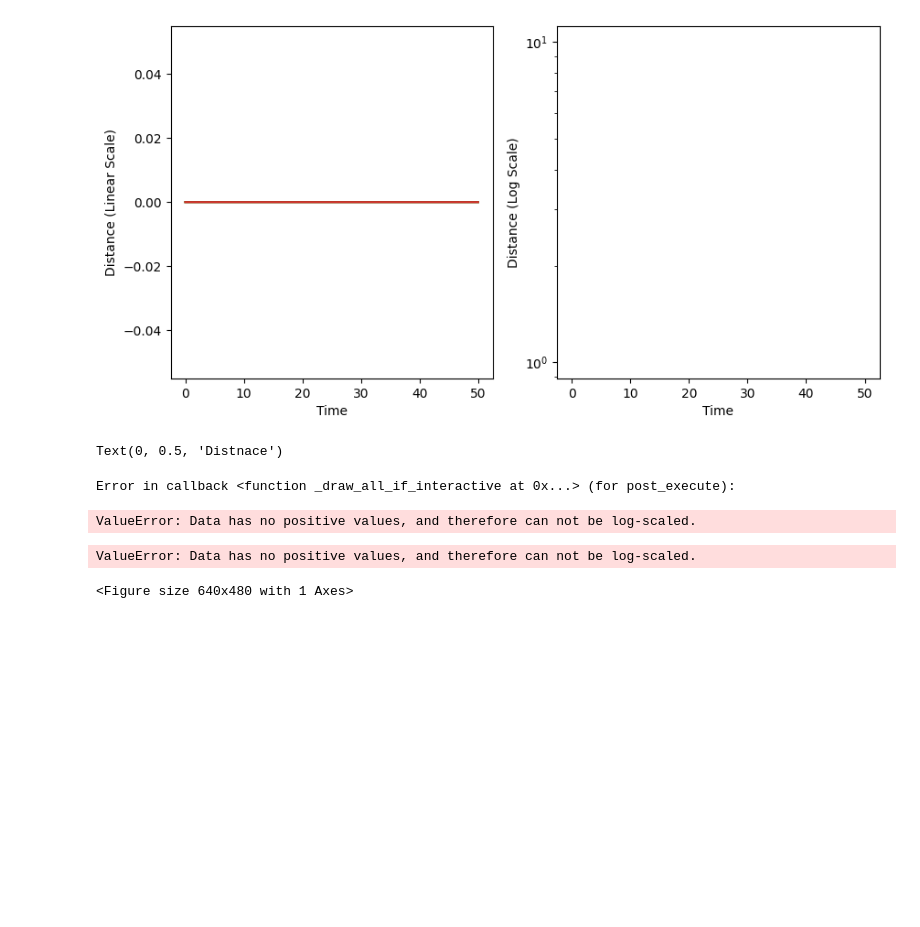
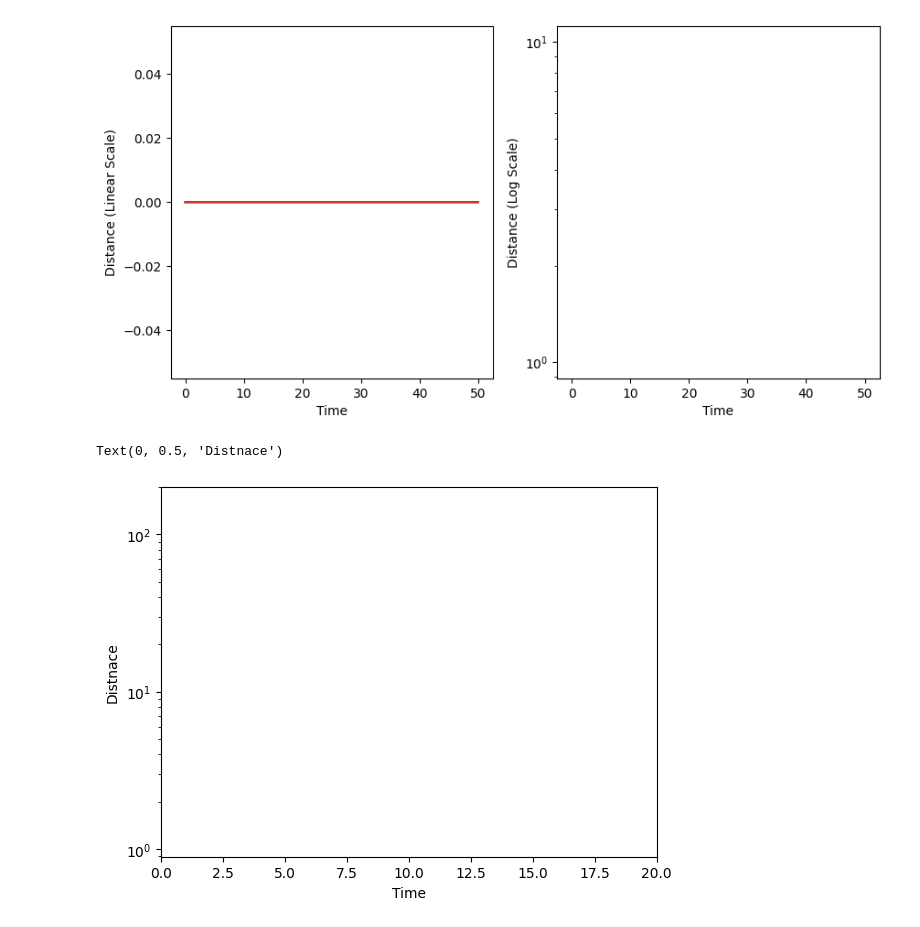
Before and after one commit to mkayeterry/MCDB172, a Jupyter notebook: ipynb/lecture_notes/lecture10_mcdb172.ipynb, the cells around one changed output. Saved outputs shown, nothing was run; the diff lists cells and outputs as text; code cells hidden in the pictures; blank space fills up the shorter version.

```diff
--- a/ipynb/lecture_notes/lecture10_mcdb172.ipynb
+++ b/ipynb/lecture_notes/lecture10_mcdb172.ipynb
@@ -203,22 +201,19 @@ plt.xlabel('Time')
 Text(0.5, 0, 'Time')
 [figure]
 # %%
-lyaponov = 0.2
+lyapunov = 0.9
 
-plt.plot(t, D0*np.exp(lyaponov*t))
+plt.semilogy(t, D0*np.exp(lyapunov*t))
 
 plt.xlim(0, 20)
 plt.ylim(0, 200)
 
 
 # plot distance
 plt.semilogy(t, np.mean(D, axis = 1))
 
 plt.xlabel('Time')
 plt.ylabel('Distnace')
 # %% [output]
 Text(0, 0.5, 'Distnace')
-Error in callback <function _draw_all_if_interactive at 0x...> (for post_execute):
-ValueError: Data has no positive values, and therefore can not be log-scaled.
-ValueError: Data has no positive values, and therefore can not be log-scaled.
-<Figure size 640x480 with 1 Axes>
+[figure, added]
```
Also changed, not shown: parts of 6 cells of this notebook, 1 other file.
